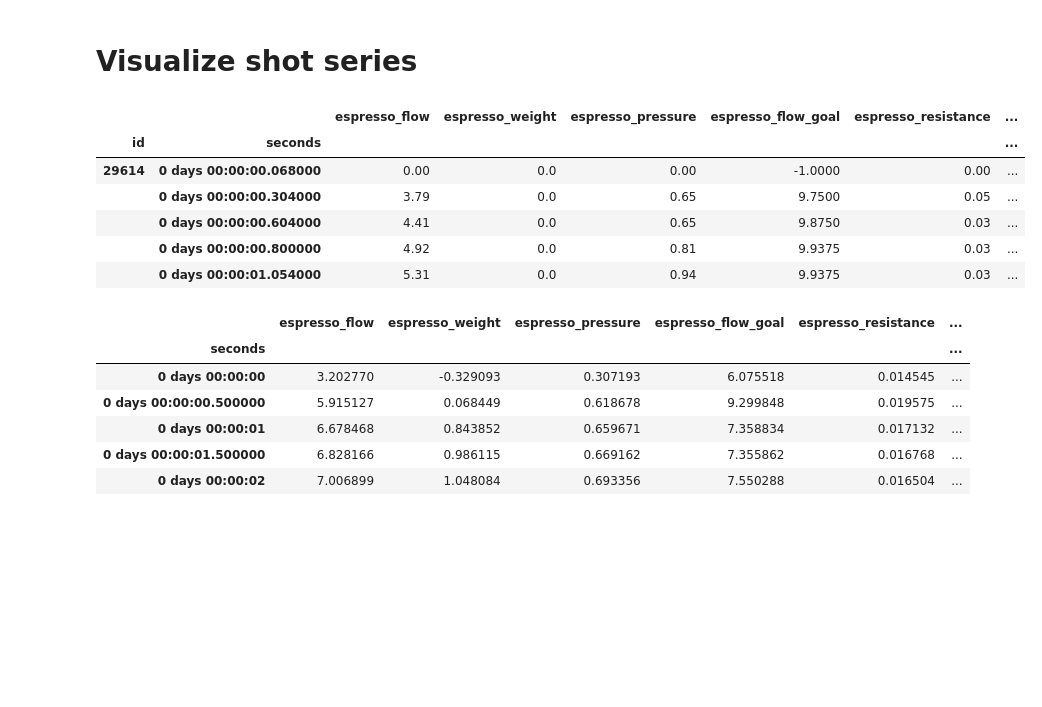
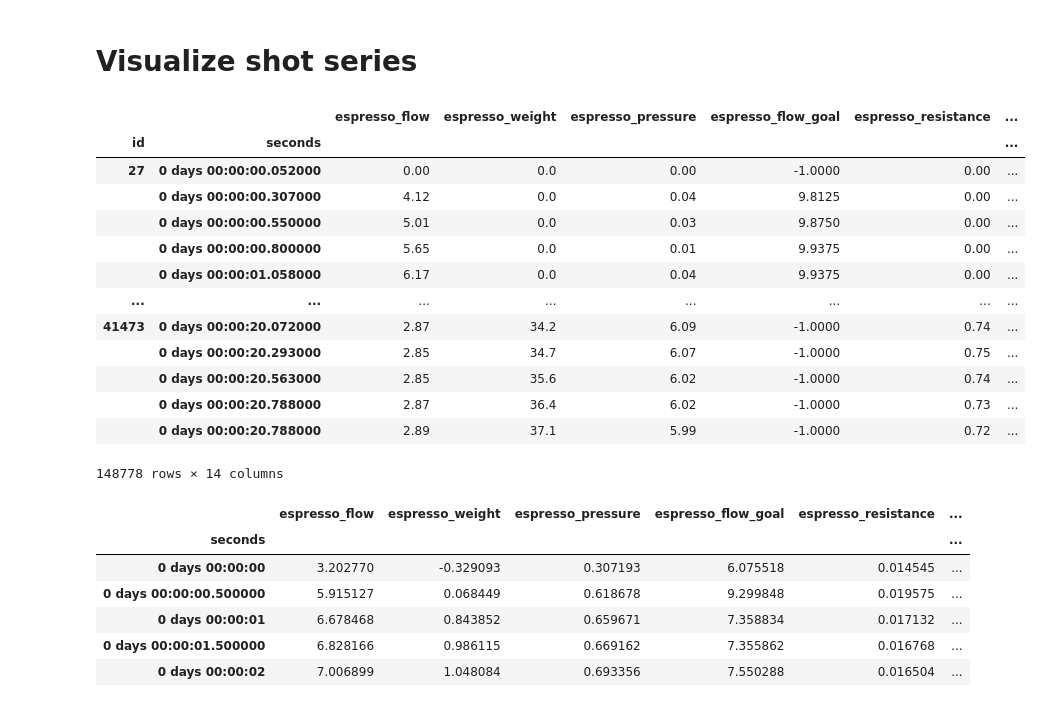
Before and after one commit to JonnyTran/espresso-manifold, a Jupyter notebook: notebooks/2.0-Explore Shots dataset.ipynb, the cells around one changed output. Saved outputs shown, nothing was run; the diff lists cells and outputs as text; code cells hidden in the pictures; blank space fills up the shorter version.

```diff
--- a/notebooks/2.0-Explore Shots dataset.ipynb
+++ b/notebooks/2.0-Explore Shots dataset.ipynb
@@ -138,18 +138,25 @@ def timeseries_to_df(values, timeframe):
 # %%
 samples = shots_df.index[shots_df["profile_title"]=="Nu Skool Espresso v3"]
 # %%
-shot_series = shots_df.loc[samples][timeseries_cols].sample(1000).apply(lambda row: timeseries_to_df(row[1:].to_dict(), timeframe=row.timeframe),
+shot_series = shots_df.loc[samples][timeseries_cols].apply(lambda row: timeseries_to_df(row[1:].to_dict(), timeframe=row.timeframe),
                                                          axis=1)
 shot_series = pd.concat(shot_series.to_dict(), names=["id"])
-shot_series.head()
+shot_series
 # %% [output]
 |  |  | espresso_flow | espresso_weight | espresso_pressure | espresso_flow_goal | espresso_resistance | ... |
 | id | seconds |  |  |  |  |  | ... |
-| 29614 | 0 days 00:00:00.068000 | 0.00 | 0.0 | 0.00 | -1.0000 | 0.00 | ... |
-|  | 0 days 00:00:00.304000 | 3.79 | 0.0 | 0.65 | 9.7500 | 0.05 | ... |
-|  | 0 days 00:00:00.604000 | 4.41 | 0.0 | 0.65 | 9.8750 | 0.03 | ... |
-|  | 0 days 00:00:00.800000 | 4.92 | 0.0 | 0.81 | 9.9375 | 0.03 | ... |
-|  | 0 days 00:00:01.054000 | 5.31 | 0.0 | 0.94 | 9.9375 | 0.03 | ... |
+| 27 | 0 days 00:00:00.052000 | 0.00 | 0.0 | 0.00 | -1.0000 | 0.00 | ... |
+|  | 0 days 00:00:00.307000 | 4.12 | 0.0 | 0.04 | 9.8125 | 0.00 | ... |
+|  | 0 days 00:00:00.550000 | 5.01 | 0.0 | 0.03 | 9.8750 | 0.00 | ... |
+|  | 0 days 00:00:00.800000 | 5.65 | 0.0 | 0.01 | 9.9375 | 0.00 | ... |
+|  | 0 days 00:00:01.058000 | 6.17 | 0.0 | 0.04 | 9.9375 | 0.00 | ... |
+| ... | ... | ... | ... | ... | ... | ... | ... |
+| 41473 | 0 days 00:00:20.072000 | 2.87 | 34.2 | 6.09 | -1.0000 | 0.74 | ... |
+|  | 0 days 00:00:20.293000 | 2.85 | 34.7 | 6.07 | -1.0000 | 0.75 | ... |
+|  | 0 days 00:00:20.563000 | 2.85 | 35.6 | 6.02 | -1.0000 | 0.74 | ... |
+|  | 0 days 00:00:20.788000 | 2.87 | 36.4 | 6.02 | -1.0000 | 0.73 | ... |
+|  | 0 days 00:00:20.788000 | 2.89 | 37.1 | 5.99 | -1.0000 | 0.72 | ... |
+148778 rows × 14 columns
 # %%
 groupby = shot_series.reset_index().groupby([pd.Grouper(key='seconds', freq='500L')])
 median_agg = groupby[timeseries_cols[1:]].median()
```
